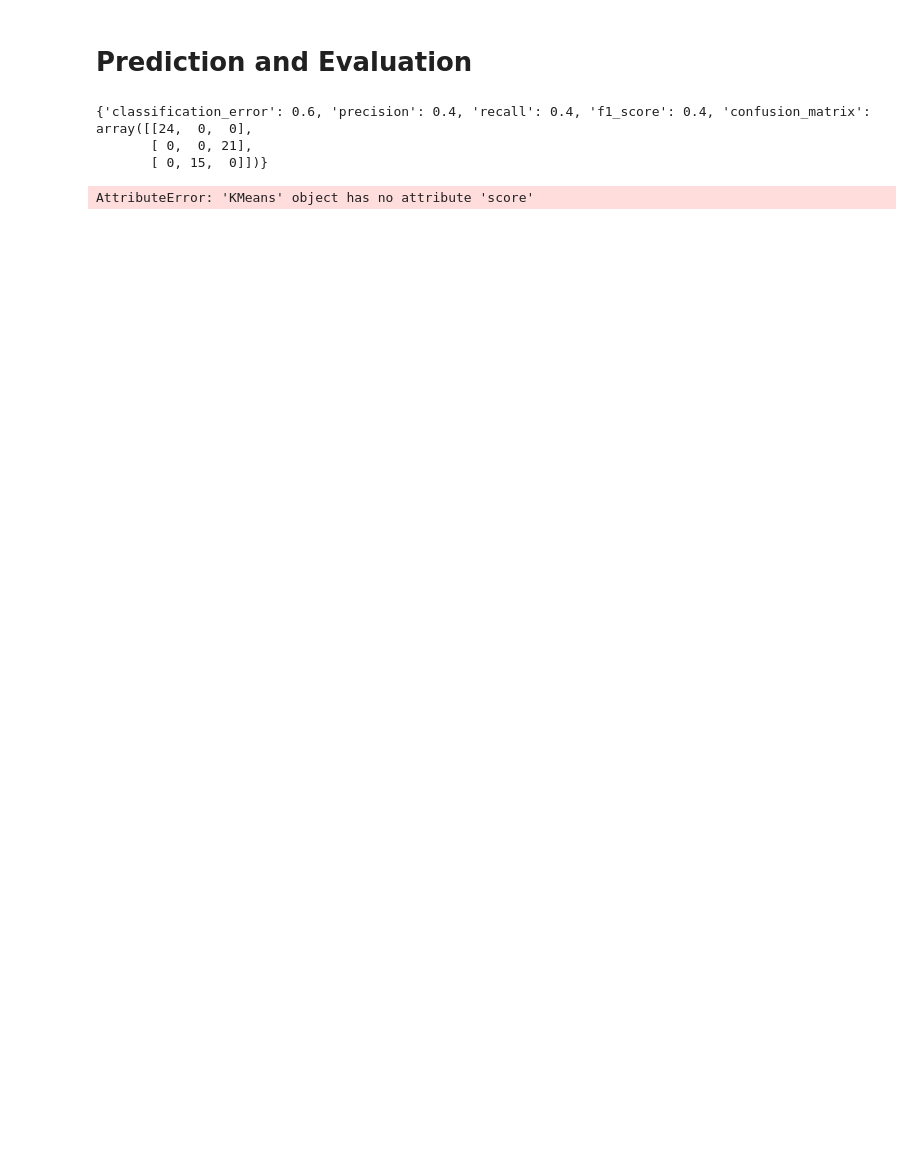
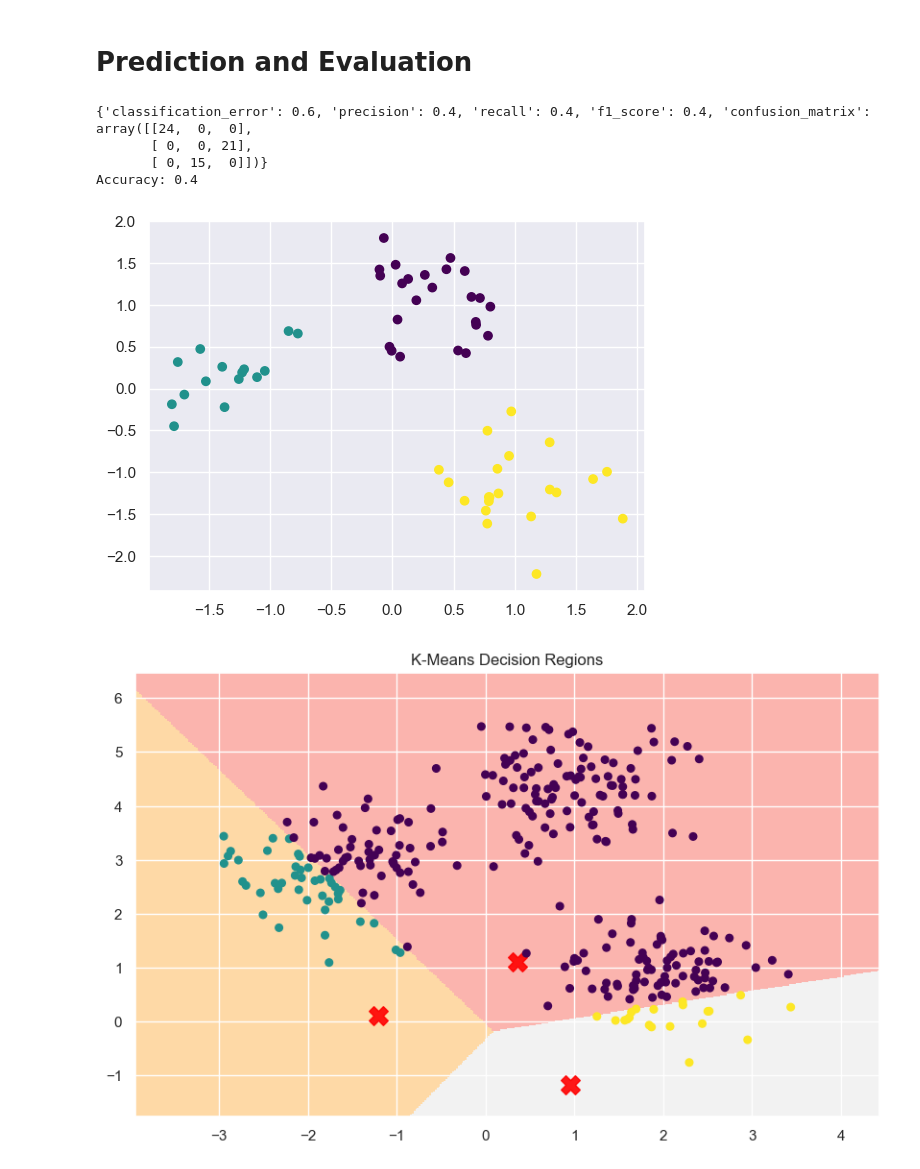
Before and after one commit to ccarr-x/CMOR-438-SP-2026, a Jupyter notebook: examples/Unsupervised_Learning/K_Means_Clustering.ipynb, the cells around one changed output. Cells and saved outputs as stored; diff of their text form; code cells hidden in the pictures; blank space fills up the shorter version.

Commit message:
Trying to implement K Means Clustering example amid import errors. System keeps caching old versions of the algorithm class.

```diff
--- a/examples/Unsupervised_Learning/K_Means_Clustering.ipynb
+++ b/examples/Unsupervised_Learning/K_Means_Clustering.ipynb
@@ -75,23 +96,47 @@ KMeans Clusterer trained successfully.
 # %%
 processor = PostProcessor()
 # Generate predictions on the test set for visualization
 kmeans_pred = k_means_cluster.predict(X_test)
 # Calculate metrics
 metrics = processor.classification_metrics(y_test, kmeans_pred, average='weighted')
 print(metrics)
+# Calculate accuracy
+accuracy = processor.accuracy(y_test, kmeans_pred)
+print(f"Accuracy: {accuracy}")
 # Calulate inertia score
-inertia = k_means_cluster.score(X_test)
-print(f"Inertia: {inertia}")
+#inertia = k_means_cluster.score(X_test)
+#print(f"Inertia: {inertia}")
 
-def plot_clusters(X, labels, centers, title):
-    plt.scatter(X[:, 0], X[:, 1], c=labels, cmap='viridis', alpha=0.6)
-    plt.scatter(centers[:, 0], centers[:, 1], c='red', marker='x', s=200, linewidths=3)
-    plt.title(title)
-    plt.show()
+# Plot Clusters and Decision Regions
+plt.scatter(X_test[:, 0], X_test[:, 1], c=kmeans_pred, cmap='viridis')
+plt.show()
 
-plot_clusters(X, labels_custom, kmeans_custom.cluster_centers_, "Custom K-Means")
+# Mesh for decision boundary
+h = 0.02  # step size of the mesh
+x_min, x_max = X[:, 0].min() - 1, X[:, 0].max() + 1
+y_min, y_max = X[:, 1].min() - 1, X[:, 1].max() + 1
+xx, yy = np.meshgrid(np.arange(x_min, x_max, h),
+                     np.arange(y_min, y_max, h))
+
+# Evaluate model performance by predicting labels for each point in mesh
+Z = k_means_cluster.predict(np.c_[xx.ravel(), yy.ravel()])
+Z = Z.reshape(xx.shape)
+y_kmeans = k_means_cluster.predict(X)
+
+# Plot Decision Regions
+plt.figure(figsize=(10, 6))
+plt.imshow(Z, interpolation='nearest',
+           extent=(xx.min(), xx.max(), yy.min(), yy.max()),
+           cmap='Pastel1', origin='lower', aspect='auto') # Decision regions
+plt.scatter(X[:, 0], X[:, 1], c=y_kmeans, s=30, cmap='viridis', zorder=2) # Data points
+centers = k_means_cluster.cluster_centers_
+plt.scatter(centers[:, 0], centers[:, 1], c='red', s=200, alpha=0.9, marker='X') # Centroids
+plt.title("K-Means Decision Regions")
+plt.show()
 # %% [output]
 {'classification_error': 0.6, 'precision': 0.4, 'recall': 0.4, 'f1_score': 0.4, 'confusion_matrix': array([[24,  0,  0],
        [ 0,  0, 21],
        [ 0, 15,  0]])}
+Accuracy: 0.4
-AttributeError: 'KMeans' object has no attribute 'score'
+[figure, added]
+[figure, added]
```
Also changed, not shown: parts of 2 cells of this notebook, 1 other file.
